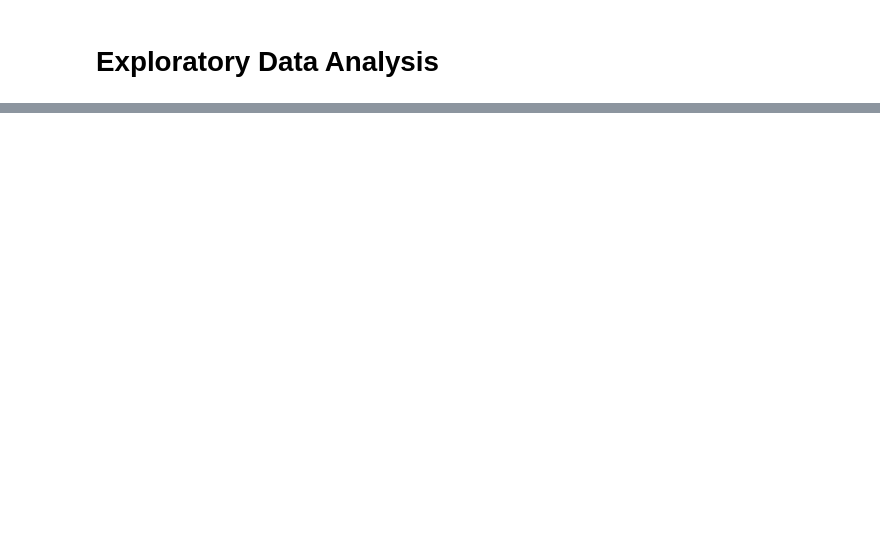
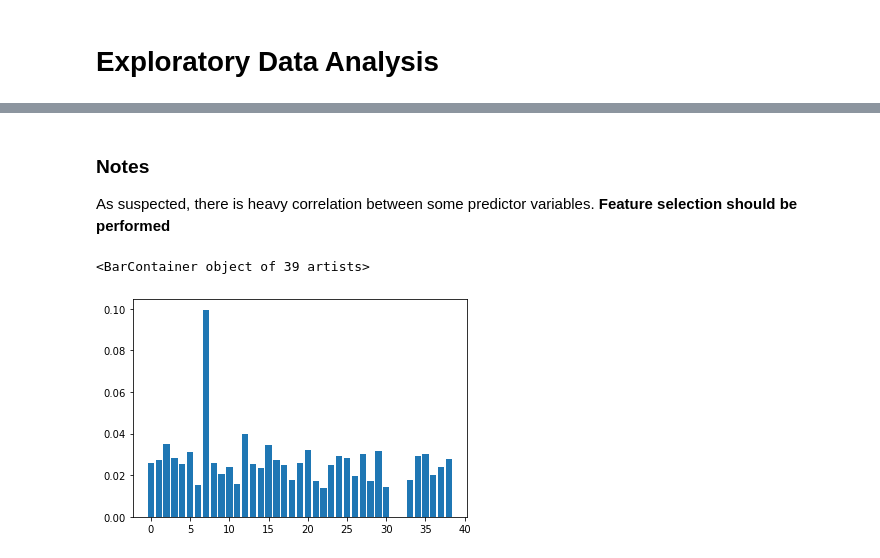
Before and after one commit to benkinard/MarchMadness, a Jupyter notebook: Notebooks/eda.ipynb, the cells around one changed output, grey strips where cells are left out. Drawn from its saved outputs; the diff is of its cells as text; code cells hidden in the pictures; blank space fills up the shorter version.

```diff
--- a/Notebooks/eda.ipynb
+++ b/Notebooks/eda.ipynb
@@ -98,0 +93,11 @@ X_train.describe()
+# %% [markdown]
+### Notes
+As suspected, there is heavy correlation between some predictor variables. **Feature selection should be performed**
+# %%
+xgb = XGBClassifier()
+xgb.fit(X_train, y_train)
+
+plt.bar(range(len(xgb.feature_importances_)), xgb.feature_importances_)
+# %% [output]
+<BarContainer object of 39 artists>
+[figure, added]
```
Also changed, not shown: parts of 20 cells of this notebook, 10 other files.
